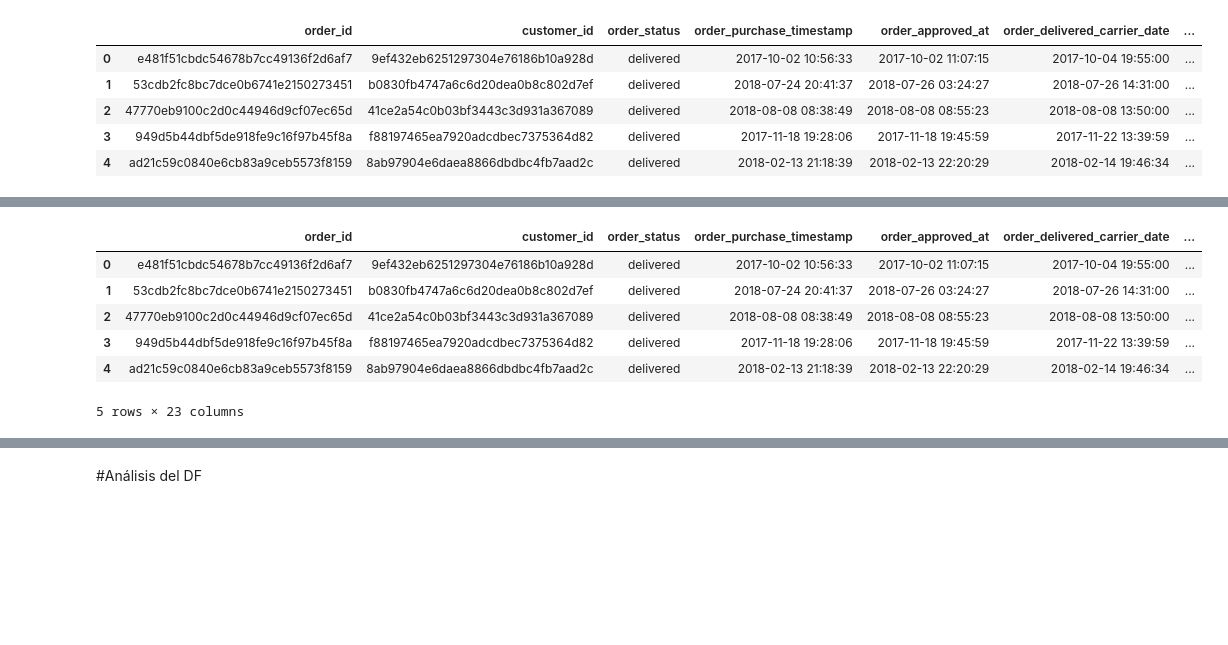
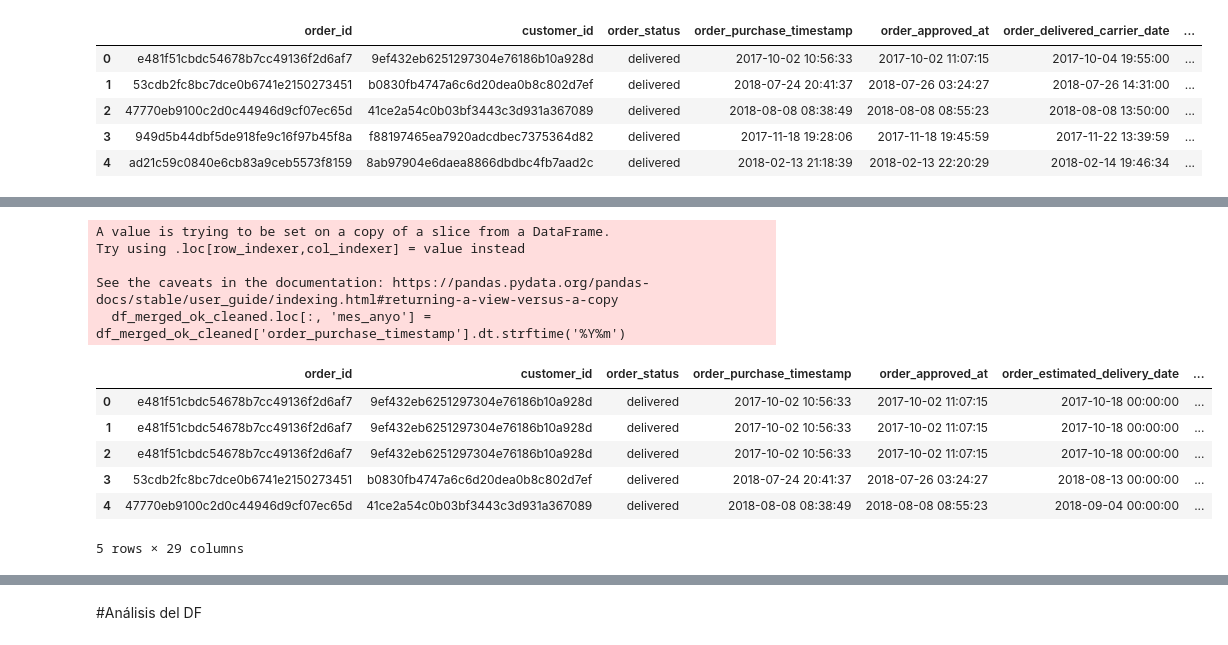
Before and after one commit to nicobotti91/coderds, a Jupyter notebook: ProyectoDSParteII_Botti.ipynb, the cells around one changed output, grey strips where cells are left out. Cells and saved outputs as stored; diff of their text form; code cells hidden in the pictures; blank space fills up the shorter version.

```diff
--- a/ProyectoDSParteII_Botti.ipynb
+++ b/ProyectoDSParteII_Botti.ipynb
@@ -113,0 +142,7 @@ df_target_sales.head()
+# %%
+df_merged_ok =  df_merge_v4.merge(
+    df_customers,
+    how ='inner',
+    on= 'customer_id'
+)
+df_merged_ok.head()
@@ -141,0 +207,3 @@ memory usage: 18.9+ MB
+# %%
+df_merged_ok.drop(columns=['order_delivered_carrier_date','order_delivered_customer_date'], axis=1, inplace=True)
+df_merged_ok.isna().sum()
@@ -141,0 +229,5 @@ memory usage: 18.9+ MB
+# %%
+# Borrar filas con NaN & Tamaño del DataFrame post eliminación
+
+df_merged_ok_cleaned = df_merged_ok.dropna()
+df_merged_ok_cleaned.isna().sum()
@@ -142,3 +253,3 @@ memory usage: 18.9+ MB
 # %%
 # Pasar la fecha a formato fecha
-df_target_sales['order_purchase_timestamp'] = pd.to_datetime(df_target_sales['order_purchase_timestamp'])
+df_merged_ok_cleaned['order_purchase_timestamp'] = pd.to_datetime(df_merged_ok_cleaned['order_purchase_timestamp'])
@@ -145,12 +262,17 @@ df_target_sales['order_purchase_timestamp'] = pd.to_datetime(df_target_sales['or
 # %%
 # Pasar la fecha a formato Mes y Año
-df_target_sales.loc[:, 'mes_anyo'] = df_target_sales['order_purchase_timestamp'].dt.strftime('%B %Y')
-df_target_sales.head()
+df_merged_ok_cleaned.loc[:, 'mes_anyo'] = df_merged_ok_cleaned['order_purchase_timestamp'].dt.strftime('%Y%m')
+df_merged_ok_cleaned.head()
 # %% [output]
+A value is trying to be set on a copy of a slice from a DataFrame.
+Try using .loc[row_indexer,col_indexer] = value instead
+
+See the caveats in the documentation: https://pandas.pydata.org/pandas-docs/stable/user_guide/indexing.html#returning-a-view-versus-a-copy
+  df_merged_ok_cleaned.loc[:, 'mes_anyo'] = df_merged_ok_cleaned['order_purchase_timestamp'].dt.strftime('%Y%m')
-|  | order_id | customer_id | order_status | order_purchase_timestamp | order_approved_at | order_delivered_carrier_date | ... |
-| 0 | e481f51cbdc54678b7cc49136f2d6af7 | 9ef432eb6251297304e76186b10a928d | delivered | 2017-10-02 10:56:33 | 2017-10-02 11:07:15 | 2017-10-04 19:55:00 | ... |
-| 1 | 53cdb2fc8bc7dce0b6741e2150273451 | b0830fb4747a6c6d20dea0b8c802d7ef | delivered | 2018-07-24 20:41:37 | 2018-07-26 03:24:27 | 2018-07-26 14:31:00 | ... |
-| 2 | 47770eb9100c2d0c44946d9cf07ec65d | 41ce2a54c0b03bf3443c3d931a367089 | delivered | 2018-08-08 08:38:49 | 2018-08-08 08:55:23 | 2018-08-08 13:50:00 | ... |
-| 3 | 949d5b44dbf5de918fe9c16f97b45f8a | f88197465ea7920adcdbec7375364d82 | delivered | 2017-11-18 19:28:06 | 2017-11-18 19:45:59 | 2017-11-22 13:39:59 | ... |
-| 4 | ad21c59c0840e6cb83a9ceb5573f8159 | 8ab97904e6daea8866dbdbc4fb7aad2c | delivered | 2018-02-13 21:18:39 | 2018-02-13 22:20:29 | 2018-02-14 19:46:34 | ... |
+|  | order_id | customer_id | order_status | order_purchase_timestamp | order_approved_at | order_estimated_delivery_date | ... |
+| 0 | e481f51cbdc54678b7cc49136f2d6af7 | 9ef432eb6251297304e76186b10a928d | delivered | 2017-10-02 10:56:33 | 2017-10-02 11:07:15 | 2017-10-18 00:00:00 | ... |
+| 1 | e481f51cbdc54678b7cc49136f2d6af7 | 9ef432eb6251297304e76186b10a928d | delivered | 2017-10-02 10:56:33 | 2017-10-02 11:07:15 | 2017-10-18 00:00:00 | ... |
+| 2 | e481f51cbdc54678b7cc49136f2d6af7 | 9ef432eb6251297304e76186b10a928d | delivered | 2017-10-02 10:56:33 | 2017-10-02 11:07:15 | 2017-10-18 00:00:00 | ... |
+| 3 | 53cdb2fc8bc7dce0b6741e2150273451 | b0830fb4747a6c6d20dea0b8c802d7ef | delivered | 2018-07-24 20:41:37 | 2018-07-26 03:24:27 | 2018-08-13 00:00:00 | ... |
+| 4 | 47770eb9100c2d0c44946d9cf07ec65d | 41ce2a54c0b03bf3443c3d931a367089 | delivered | 2018-08-08 08:38:49 | 2018-08-08 08:55:23 | 2018-09-04 00:00:00 | ... |
-5 rows × 23 columns
+5 rows × 29 columns
```
Also changed, not shown: parts of 28 cells of this notebook.
